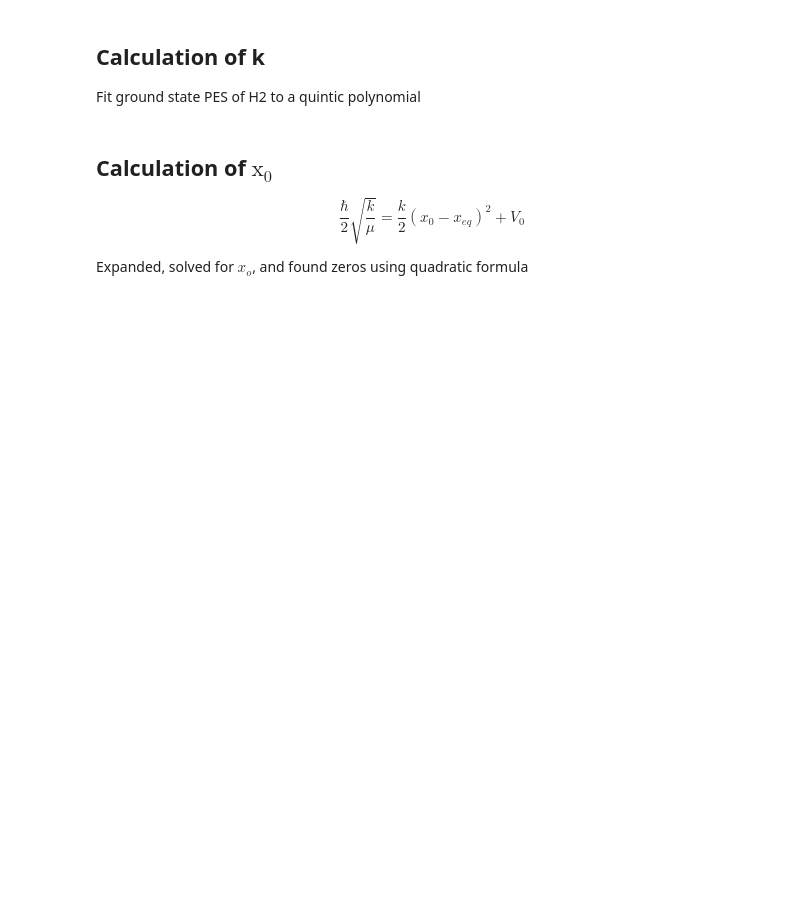
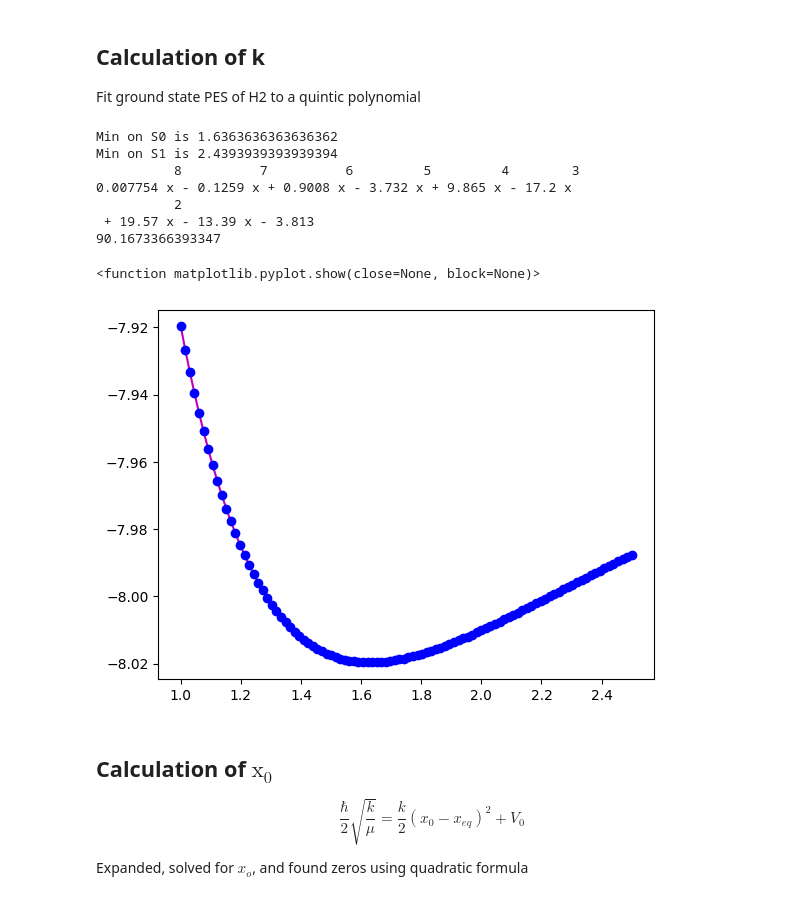
Before and after one commit to FoleyLab/SCQED-PCQED, a Jupyter notebook: src/QED-FCI_LiH_HR.ipynb, the cells around one changed output. Drawn from its saved outputs; the diff is of its cells as text; code cells hidden in the pictures; blank space fills up the shorter version.

```diff
--- a/src/QED-FCI_LiH_HR.ipynb
+++ b/src/QED-FCI_LiH_HR.ipynb
@@ -157,3 +23,15 @@ E, wfn_e = psi4.energy('TD-SCF', return_wfn=True, molecule=LiH_e,)
+# %%
+array_data = "/Users/ptolley1/Documents/Github/SCQED-PCQED/array_data"
+cavity_E_array_0_00 = np.load(array_data + "/LiH/fci_cavity_arrays_LiH_6311G0.npy")
+cavity_E_array_0_001 = np.load(array_data + "/LiH/fci_cavity_arrays_LiH_6311G0_001.npy")
+cavity_E_array_0_005 = np.load(array_data + "/LiH/fci_cavity_arrays_LiH_6311G0_005.npy")
+cavity_E_array_0_01 = np.load(array_data + "/LiH/fci_cavity_arrays_LiH_6311G0_01.npy")
+cavity_E_array_0_02 = np.load(array_data + "/LiH/fci_cavity_arrays_LiH_6311G0_02.npy")
+cavity_E_array_0_03 = np.load(array_data + "/LiH/fci_cavity_arrays_LiH_6311G0_03.npy")
+cavity_E_array_0_04 = np.load(array_data + "/LiH/fci_cavity_arrays_LiH_6311G0_04.npy")
+cavity_E_array_0_05 = np.load(array_data + "/LiH/fci_cavity_arrays_LiH_6311G0_05.npy")
+r_data = np.load(array_data + "/LiH/fci_r_array_LiH.npy")
+N_R = r_data.shape[0]
 # %% [markdown]
 ## Calculation of k
 Fit ground state PES of H2 to a quintic polynomial
@@ -160,44 +92,49 @@ Fit ground state PES of H2 to a quintic polynomial
 # %%
-def find_crossover(array1, array2):
-    idx = (np.abs(array1 - array2)).argmin()
 
-    return idx
-index = find_crossover(cavity_E_array_LiH[:,1], cavity_E_array_LiH[:,2])
+min_S0_loc = np.argmin(S0_array[:])
+min_S1_loc = np.argmin(S1_array[:])
 
-UP_array_1 = cavity_E_array_LiH[:index,2]
-UP_array_2 = cavity_E_array_LiH[index:,1]
-UP_array_full = np.concatenate((UP_array_1, UP_array_2), axis=0)
+min_LP_array = np.zeros((1,8))
+min_UP_array = np.zeros((1,8))
 
-LP_array_1 = cavity_E_array_LiH[index:,2]
-LP_array_2 = cavity_E_array_LiH[:index,1]
-LP_array_full = np.concatenate((LP_array_2, LP_array_1), axis=0)
+for i in range(8):
+    min_LP_array[0,i] = np.argmin(LP_arrays[i])
+    min_UP_array[0,i] = np.argmin(UP_arrays[i])
 
-au_to_SI = (4.35974 * 10 ** (-18)) * 10 ** 20
-min_S0_loc = np.argmin(fci_S0[:])
-min_S1_loc = np.argmin(fci_S1_e[:])
-min_LP_loc = np.argmin(LP_array_full)
-min_UP_loc = np.argmin(cavity_E_array_LiH[:,3])
+
+
 r_eq_ang = r_data[min_S0_loc]
 print(f'Min on S0 is {r_data[min_S0_loc]}')
-print(f'Min on S1 is {r_data_e[min_S1_loc]}')
-print(f'Min on LP is {r_data[min_LP_loc]}')
-print(f'Min on UP is {r_data[min_UP_loc]}')
+print(f'Min on S1 is {r_data[min_S1_loc]}')
+#print(f'Min on LP is {r_data[min_LP_loc]}')
+#print(f'Min on UP is {r_data[min_UP_loc]}')
 
 # Fitting S0 PES to a quintic polynomial
-poly = np.poly1d(np.polyfit(r_data, fci_S0, 5))
+au_to_SI = (4.35974 * 10 ** (-18)) * 10 ** 20
+poly = np.poly1d(np.polyfit(r_data, S0_array, 8))
 print(poly)
 
 #Taking first and second derivative of S0 PES and evaluating at r_eq
 first_derivative = poly.deriv()
 second_derivative = first_derivative.deriv()
 k_test_au = second_derivative(r_eq_ang)
 k_test_SI = k_test_au * au_to_SI
 print(k_test_SI)
 
 #plotting S0 PES and quintic fit
 plt.plot(r_data, poly(r_data), 'm-', label='fit')
-plt.plot(r_data, fci_S0[:], 'bo', label='cavity free |g>')
+plt.plot(r_data, S0_array[:], 'bo', label='cavity free |g>')
 plt.show
+# %% [output]
+Min on S0 is 1.6363636363636362
+Min on S1 is 2.4393939393939394
+          8          7          6         5         4        3
+0.007754 x - 0.1259 x + 0.9008 x - 3.732 x + 9.865 x - 17.2 x
+          2
+ + 19.57 x - 13.39 x - 3.813
+90.1673366393347
+<function matplotlib.pyplot.show(close=None, block=None)>
+[figure, added]
 # %% [markdown]
 ## Calculation of $ \text{x}_0 $
 
```
Also changed, not shown: parts of 17 cells of this notebook, 36 other files.
